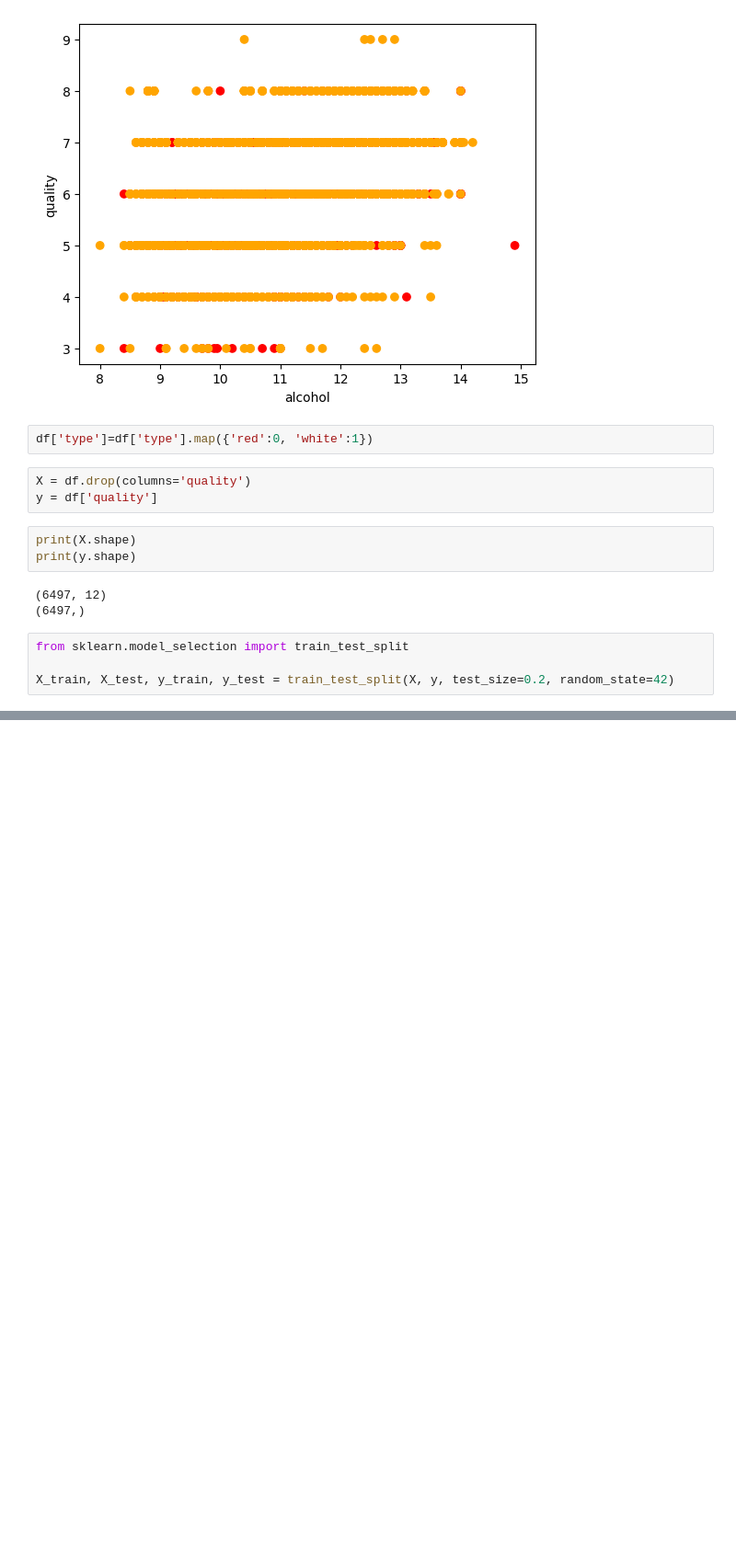
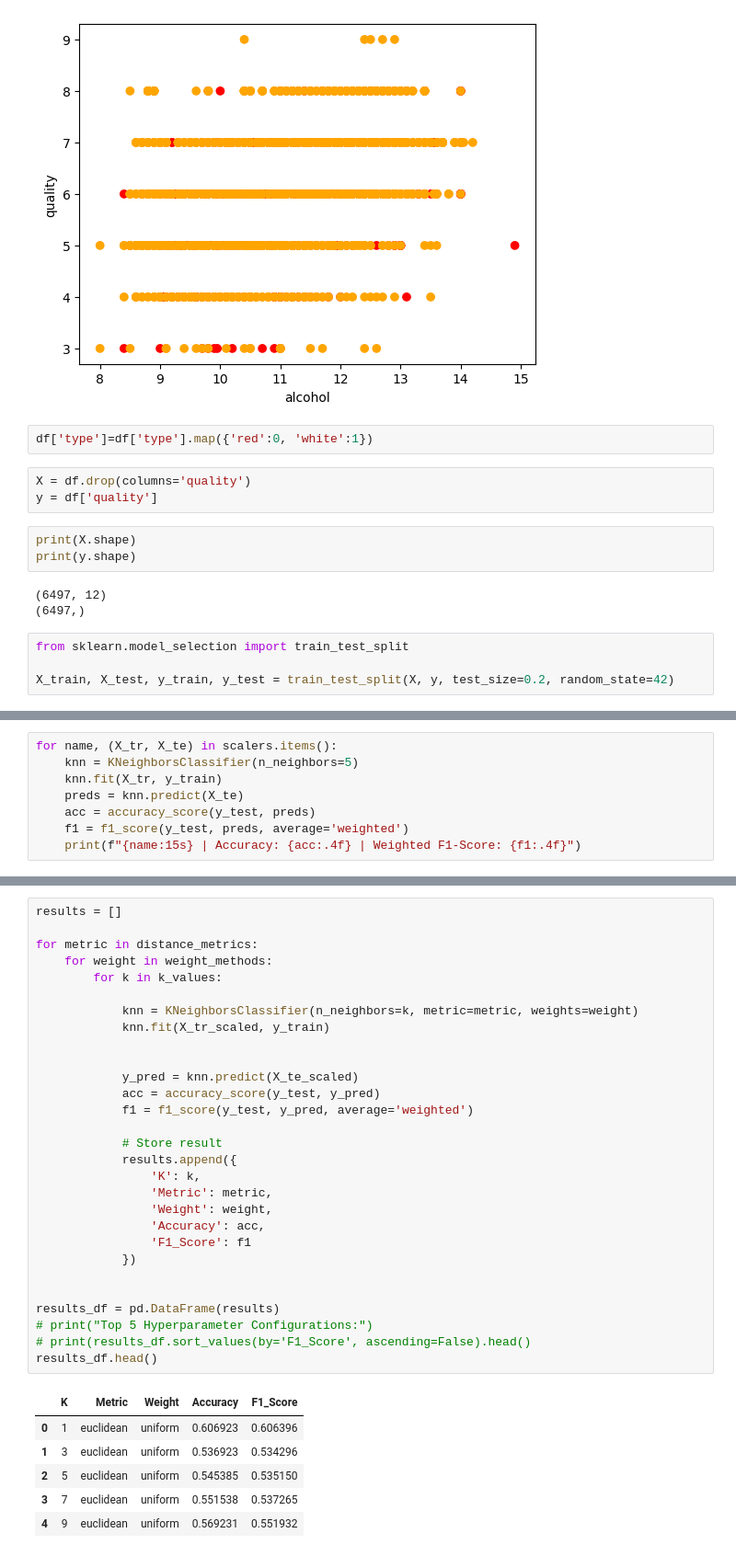
Before and after one commit to HackSlashNITP/Gray-Interface-26, a Jupyter notebook: Kirti/Task3/part1/part1.ipynb, the cells around one changed output, grey strips where cells are left out. Shown at 92% size. Drawn from its saved outputs; the diff is of its cells as text; blank space fills up the shorter version.

```diff
--- a/Kirti/Task3/part1/part1.ipynb
+++ b/Kirti/Task3/part1/part1.ipynb
@@ -152,0 +167,8 @@ print(len(X_test))
+# %%
+for name, (X_tr, X_te) in scalers.items():
+    knn = KNeighborsClassifier(n_neighbors=5)
+    knn.fit(X_tr, y_train)
+    preds = knn.predict(X_te)
+    acc = accuracy_score(y_test, preds)
+    f1 = f1_score(y_test, preds, average='weighted')
+    print(f"{name:15s} | Accuracy: {acc:.4f} | Weighted F1-Score: {f1:.4f}")
@@ -152,0 +188,36 @@ print(len(X_test))
+# %%
+results = []
+
+for metric in distance_metrics:
+    for weight in weight_methods:
+        for k in k_values:
+
+            knn = KNeighborsClassifier(n_neighbors=k, metric=metric, weights=weight)
+            knn.fit(X_tr_scaled, y_train)
+
+
+            y_pred = knn.predict(X_te_scaled)
+            acc = accuracy_score(y_test, y_pred)
+            f1 = f1_score(y_test, y_pred, average='weighted')
+
+            # Store result
+            results.append({
+                'K': k,
+                'Metric': metric,
+                'Weight': weight,
+                'Accuracy': acc,
+                'F1_Score': f1
+            })
+
+
+results_df = pd.DataFrame(results)
+# print("Top 5 Hyperparameter Configurations:")
+# print(results_df.sort_values(by='F1_Score', ascending=False).head()
+results_df.head()
+# %% [output]
+|  | K | Metric | Weight | Accuracy | F1_Score |
+| 0 | 1 | euclidean | uniform | 0.606923 | 0.606396 |
+| 1 | 3 | euclidean | uniform | 0.536923 | 0.534296 |
+| 2 | 5 | euclidean | uniform | 0.545385 | 0.535150 |
+| 3 | 7 | euclidean | uniform | 0.551538 | 0.537265 |
+| 4 | 9 | euclidean | uniform | 0.569231 | 0.551932 |
```
Also changed, not shown: parts of 8 cells of this notebook, 1 other file.
